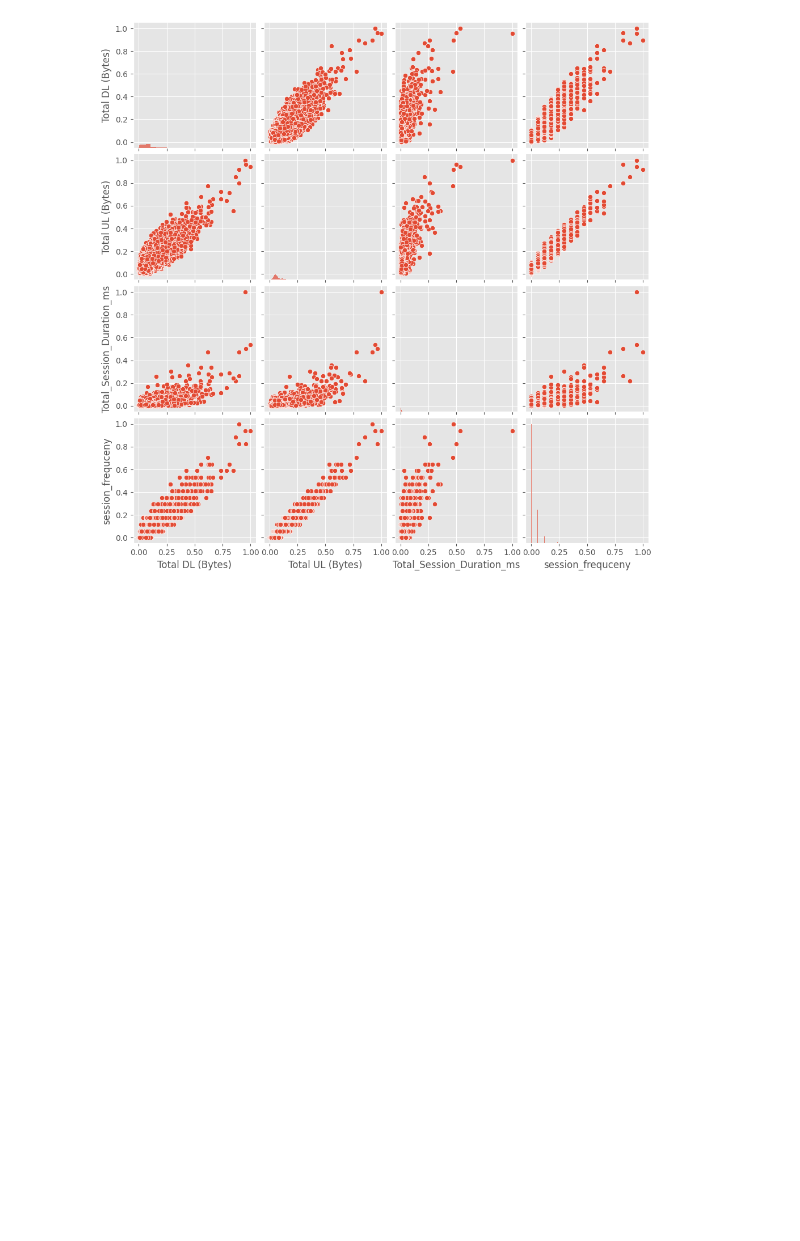
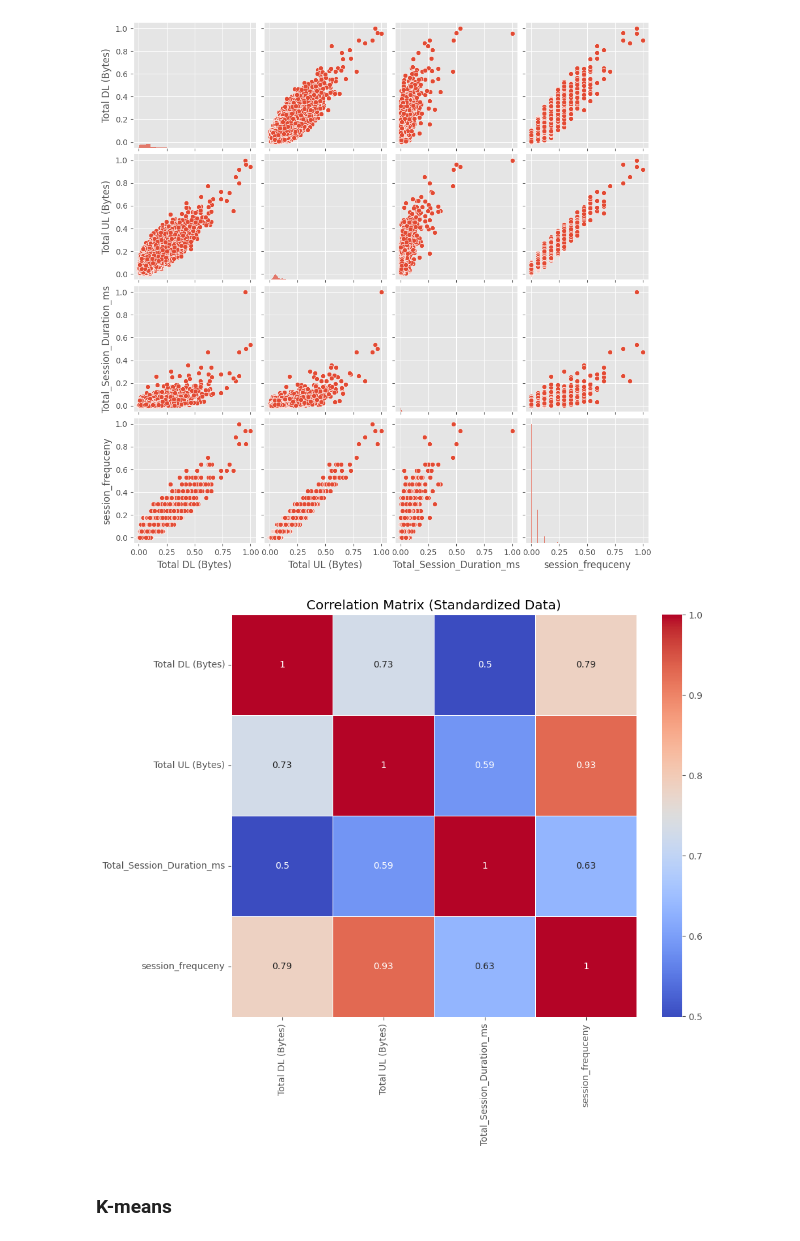
Before and after one commit to Azizadx/user_analytics_in_the_telecommunication, a Jupyter notebook: notebooks/user_engagement_analysis/user_engagement_analysis.ipynb, the cells around one changed output. Drawn from its saved outputs; the diff is of its cells as text; code cells hidden in the pictures; blank space fills up the shorter version.

```diff
--- a/notebooks/user_engagement_analysis/user_engagement_analysis.ipynb
+++ b/notebooks/user_engagement_analysis/user_engagement_analysis.ipynb
@@ -223,7 +223,19 @@ sns.pairplot(df_new[['Total DL (Bytes)','Total UL (Bytes)', 'Total_Session_Durat
 # # from statistics import *
 from sklearn.preprocessing import MinMaxScaler, StandardScaler
 scaler = MinMaxScaler()
-normal_df = scaler.fit_transform(df_new[['Total DL (Bytes)','Total UL (Bytes)', 'Total_Session_Duration_ms', 'session_frequceny']])
+from sklearn.preprocessing import MinMaxScaler, StandardScaler
+
+# Assuming df_new is your DataFrame
+
+# Min-max scaling
+min_max_scaler = MinMaxScaler()
+normal_df = min_max_scaler.fit_transform(df_new[['Total DL (Bytes)', 'Total UL (Bytes)', 'Total_Session_Duration_ms', 'session_frequceny']])
+
+# Standardization (z-score normalization)
+standard_scaler = StandardScaler()
+standard_df = standard_scaler.fit_transform(df_new[['Total DL (Bytes)', 'Total UL (Bytes)', 'Total_Session_Duration_ms', 'session_frequceny']])
+
+#normal_df = scaler.fit_transform(df_new[['Total DL (Bytes)','Total UL (Bytes)', 'Total_Session_Duration_ms', 'session_frequceny']])
 # %%
 # Convert the NumPy array to a DataFrame
 normal_df = pd.DataFrame(normal_df, columns=['Total DL (Bytes)', 'Total UL (Bytes)', 'Total_Session_Duration_ms', 'session_frequceny'])
@@ -244,3 +256,9 @@ normal_df
 | 106854 | 0.065146 | 0.074013 | 0.013258 | 0.000000 |
 | 106855 | 0.008575 | 0.079246 | 0.046515 | 0.000000 |
 106856 rows × 4 columns
+# %%
+# Convert the NumPy array to a DataFrame
+standard_df = pd.DataFrame(standard_df, columns=['Total DL (Bytes)', 'Total UL (Bytes)', 'Total_Session_Duration_ms', 'session_frequceny'])
+
+# Print the DataFrame
+standard_df
@@ -262,3 +306,16 @@ sns.pairplot(normal_df[['Total DL (Bytes)','Total UL (Bytes)', 'Total_Session_Du
 # %% [output]
 <seaborn.axisgrid.PairGrid at 0x...>
 [figure]
+# %%
+# Calculate the correlation matrix
+correlation_matrix = standard_df.corr()
+
+# Create a heatmap for the correlation matrix
+plt.figure(figsize=(10, 8))
+sns.heatmap(correlation_matrix, annot=True, cmap='coolwarm', linewidths=.5)
+plt.title('Correlation Matrix (Standardized Data)')
+plt.show()
+# %% [output]
+[figure, added]
+# %% [markdown]
+### K-means
```
Also changed, not shown: parts of 11 cells of this notebook.
